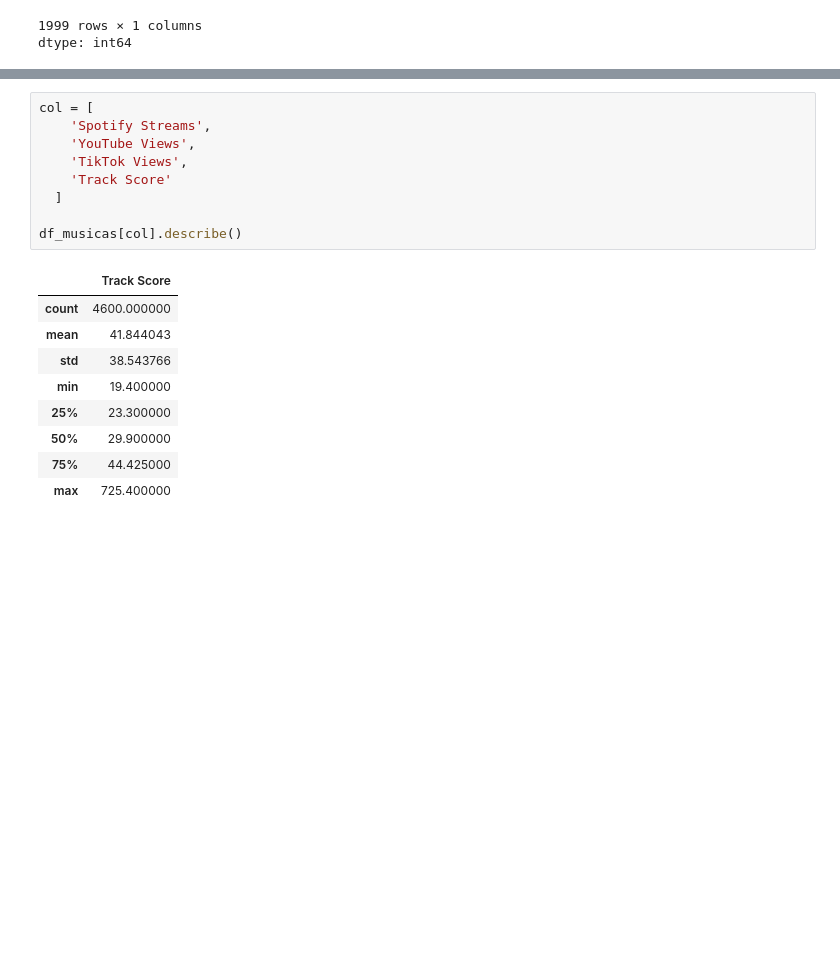
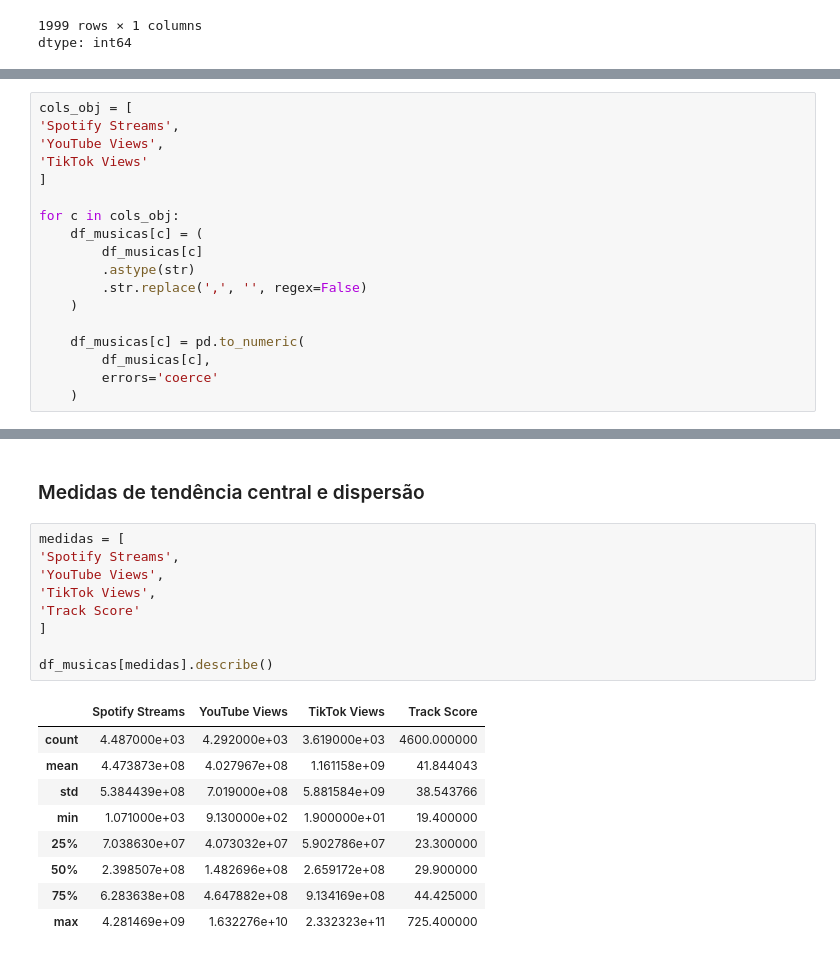
Before and after one commit to MizunoYudi/AD-Musicas-Mais-Tocadas, a Jupyter notebook: projeto.ipynb, the cells around one changed output, grey strips where cells are left out. Cells and saved outputs as stored; diff of their text form; blank space fills up the shorter version.

Commit message:
feat: análise estatística e visual da base musical

```diff
--- a/projeto.ipynb
+++ b/projeto.ipynb
@@ -164,0 +191,18 @@ dtype: int64
+# %%
+cols_obj = [
+'Spotify Streams',
+'YouTube Views',
+'TikTok Views'
+]
+
+for c in cols_obj:
+    df_musicas[c] = (
+        df_musicas[c]
+        .astype(str)
+        .str.replace(',', '', regex=False)
+    )
+
+    df_musicas[c] = pd.to_numeric(
+        df_musicas[c],
+        errors='coerce'
+    )
@@ -165,19 +261,21 @@ dtype: int64
+# %% [markdown]
+### Medidas de tendência central e dispersão
 # %%
-col = [
-    'Spotify Streams',
-    'YouTube Views',
-    'TikTok Views',
-    'Track Score'
-  ]
+medidas = [
+'Spotify Streams',
+'YouTube Views',
+'TikTok Views',
+'Track Score'
+]
 
-df_musicas[col].describe()
+df_musicas[medidas].describe()
 # %% [output]
-|  | Track Score |
-| count | 4600.000000 |
-| mean | 41.844043 |
-| std | 38.543766 |
-| min | 19.400000 |
-| 25% | 23.300000 |
-| 50% | 29.900000 |
-| 75% | 44.425000 |
-| max | 725.400000 |
+|  | Spotify Streams | YouTube Views | TikTok Views | Track Score |
+| count | 4.487000e+03 | 4.292000e+03 | 3.619000e+03 | 4600.000000 |
+| mean | 4.473873e+08 | 4.027967e+08 | 1.161158e+09 | 41.844043 |
+| std | 5.384439e+08 | 7.019000e+08 | 5.881584e+09 | 38.543766 |
+| min | 1.071000e+03 | 9.130000e+02 | 1.900000e+01 | 19.400000 |
+| 25% | 7.038630e+07 | 4.073032e+07 | 5.902786e+07 | 23.300000 |
+| 50% | 2.398507e+08 | 1.482696e+08 | 2.659172e+08 | 29.900000 |
+| 75% | 6.283638e+08 | 4.647882e+08 | 9.134169e+08 | 44.425000 |
+| max | 4.281469e+09 | 1.632276e+10 | 2.332323e+11 | 725.400000 |
```
Also changed, not shown: parts of 24 cells of this notebook.
